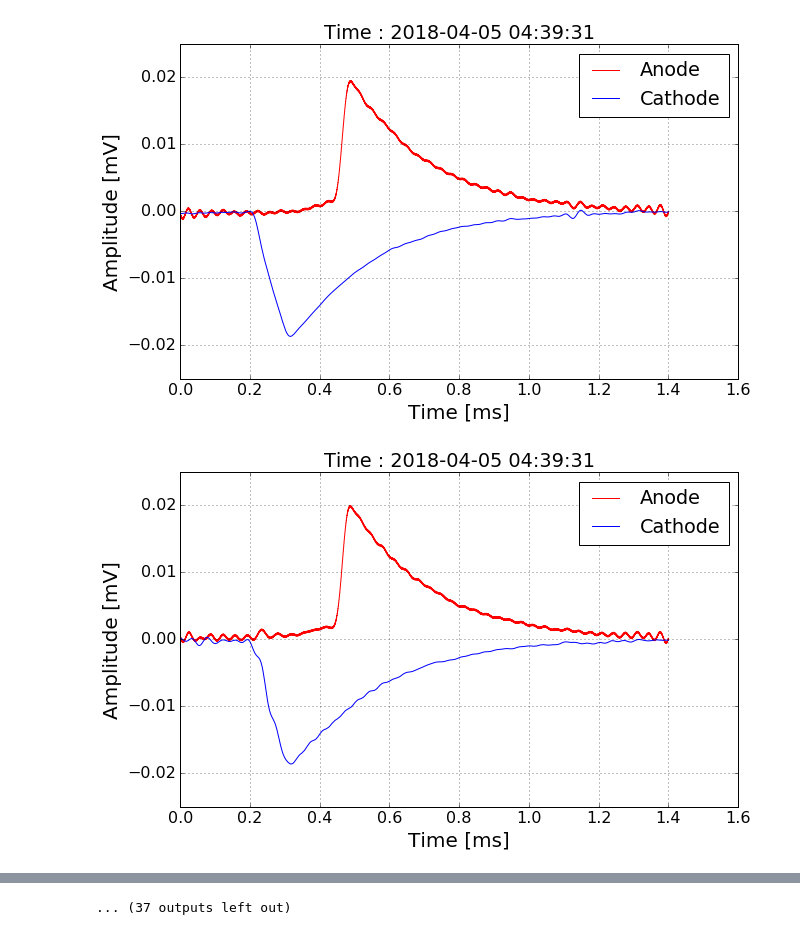
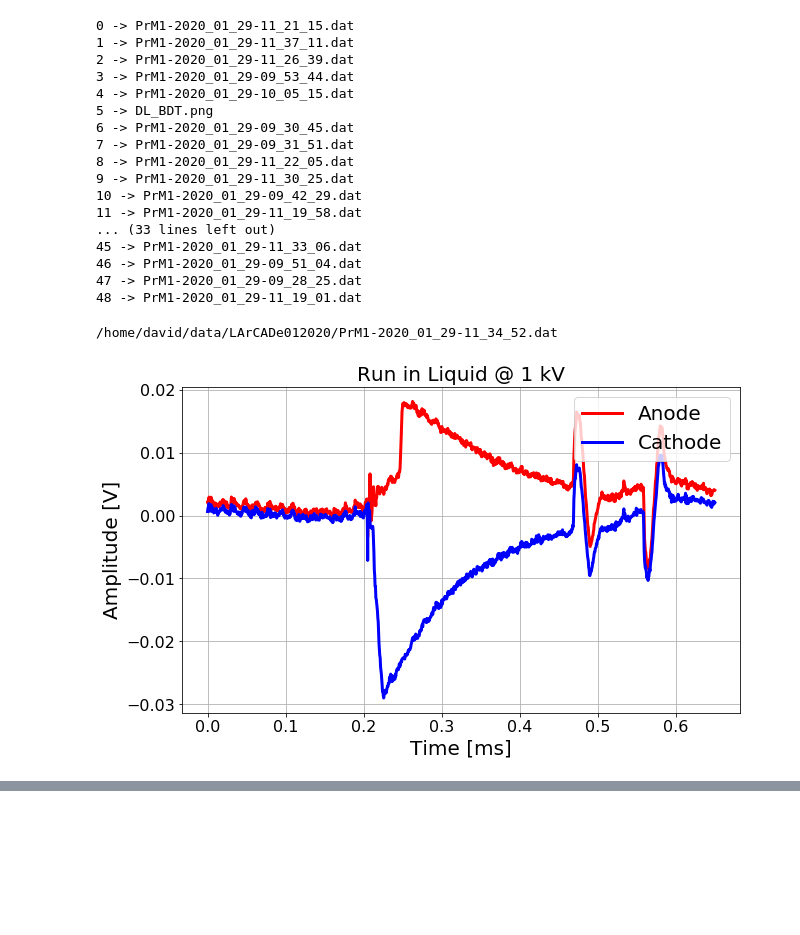
Before and after one commit to davidc1/PrM, a Jupyter notebook: WFdisplay.ipynb, the cells around one changed output, grey strips where cells are left out. Drawn from its saved outputs; the diff is of its cells as text; code cells hidden in the pictures; blank space fills up the shorter version.

```diff
--- a/WFdisplay.ipynb
+++ b/WFdisplay.ipynb
@@ -58,0 +81,32 @@ ev_wf_v = GetWaveformsNoiseRemoval(datafile)
+# %%
+for i,datafile in enumerate(datafile_v):
+    print '%i -> %s'%(i,datafile)
+# %% [output]
+0 -> PrM1-2020_01_29-11_21_15.dat
+1 -> PrM1-2020_01_29-11_37_11.dat
+2 -> PrM1-2020_01_29-11_26_39.dat
+3 -> PrM1-2020_01_29-09_53_44.dat
+4 -> PrM1-2020_01_29-10_05_15.dat
+5 -> DL_BDT.png
+6 -> PrM1-2020_01_29-09_30_45.dat
+7 -> PrM1-2020_01_29-09_31_51.dat
+8 -> PrM1-2020_01_29-11_22_05.dat
+9 -> PrM1-2020_01_29-11_30_25.dat
+10 -> PrM1-2020_01_29-09_42_29.dat
+11 -> PrM1-2020_01_29-11_19_58.dat
+... (33 lines left out)
+45 -> PrM1-2020_01_29-11_33_06.dat
+46 -> PrM1-2020_01_29-09_51_04.dat
+47 -> PrM1-2020_01_29-09_28_25.dat
+48 -> PrM1-2020_01_29-11_19_01.dat
+# %%
+date = '11_34_52'
+nfile = getDataFile(date)
+if (nfile != None):
+    datafile = PATH + datafile_v[nfile]
+    print datafile
+    ev_wf_v = GetWaveformsNoiseRemoval(datafile)
+else:
+    print 'no input file found!'
+# %% [output]
+/home/david/data/LArCADe012020/PrM1-2020_01_29-11_34_52.dat
@@ -59,22 +115,23 @@ ev_wf_v = GetWaveformsNoiseRemoval(datafile)
+# %%
+avg_A_wf_v = np.zeros(len(time_v))
+avg_C_wf_v = np.zeros(len(time_v))
+for n in xrange(len(ev_wf_v)):
+    avg_A_wf_v += ev_wf_v[n][0]
+    avg_C_wf_v += ev_wf_v[n][1]
+avg_A_wf_v /= len(ev_wf_v)
+avg_C_wf_v /= len(ev_wf_v)
 # %%
-time = gettime(datafile_v[0])
-dt = 0.0005
+fig = plt.figure(figsize=(10,6))
+plt.plot(time_v,avg_A_wf_v,color='r',label='Anode',lw=3)
+plt.plot(time_v,avg_C_wf_v,color='b',label='Cathode',lw=3)
+plt.grid()
+plt.legend(loc=1,fontsize=20)
+plt.xlabel('Time [ms]',fontsize=20)
+plt.ylabel('Amplitude [V]',fontsize=20)
+plt.title('Run in Liquid @ 1 kV',fontsize=20)
+#plt.ylim([-0.025,0.025])
+#plt.xlim([0.1,1.3])
 
-time_v = np.linspace(0,dt*len(ev_wf_v[0][0]),len(ev_wf_v[0][0]))
-
-for n in xrange(len(ev_wf_v)):
-
-    fig = plt.figure(figsize=(10,6))
-    plt.plot(time_v,ev_wf_v[n][0],color='r',label='Anode')
-    plt.plot(time_v,ev_wf_v[n][1],color='b',label='Cathode')
-    plt.grid()
-    plt.legend(loc=1)
-    plt.xlabel('Time [ms]',fontsize=20)
-    plt.ylabel('Amplitude [mV]',fontsize=20)
-    plt.title('Time : %s'%time)
-    plt.ylim([-0.025,0.025])
-    #plt.xlim([0,0.05])
-    plt.show()
+plt.show()
 # %% [output]
-[figure, old version]
+[figure, new version]
-[figure, removed]
@@ -91 +137,0 @@ for n in xrange(len(ev_wf_v)):
-... (37 outputs left out)
```
Also changed, not shown: parts of 16 cells of this notebook, 2 other files.
